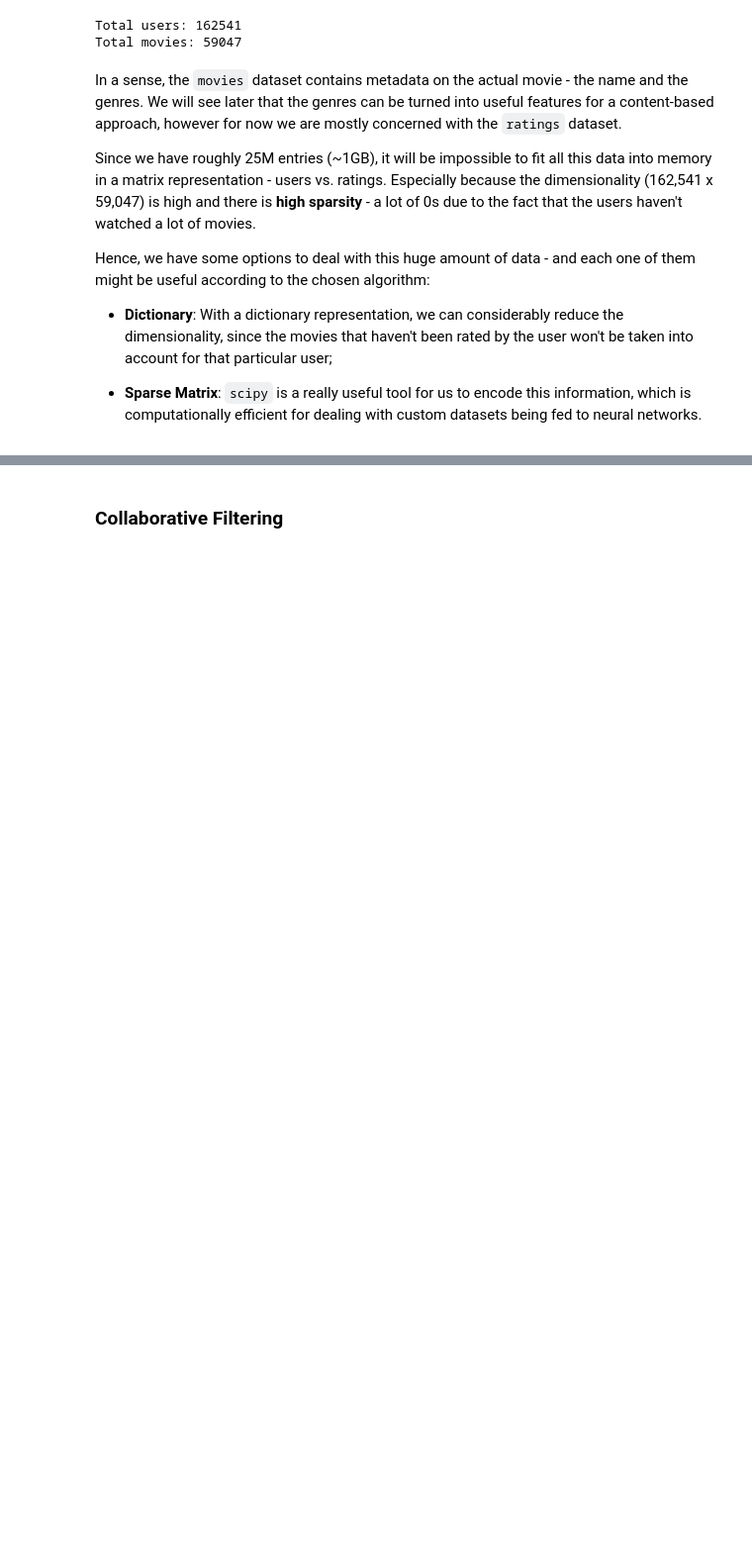
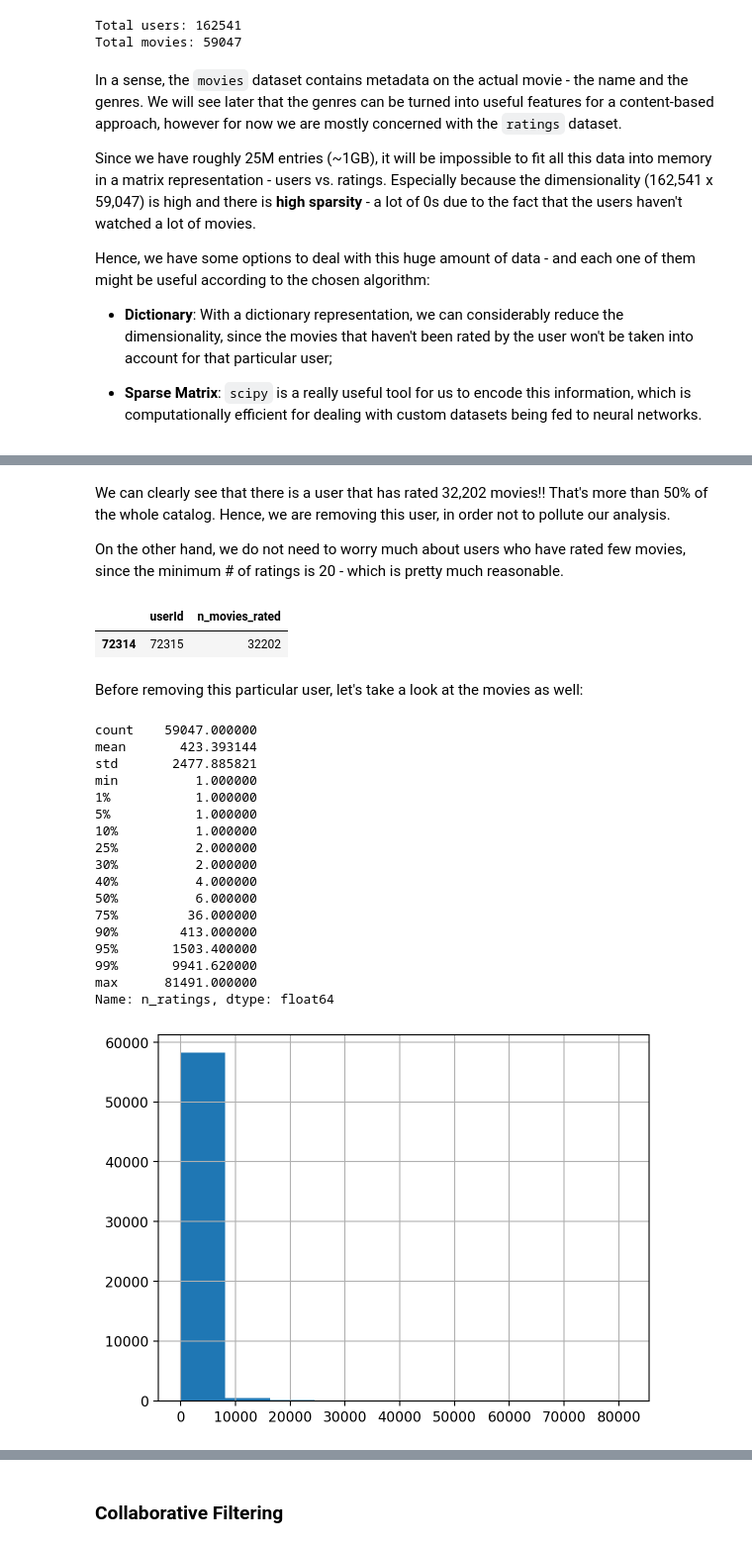
Before and after one commit to gfluz94/recommender-systems, a Jupyter notebook: notebooks/Developments.ipynb, the cells around one changed output, grey strips where cells are left out. Shown at 99% size. Saved outputs shown, nothing was run; the diff lists cells and outputs as text; code cells hidden in the pictures; blank space fills up the shorter version.

```diff
--- a/notebooks/Developments.ipynb
+++ b/notebooks/Developments.ipynb
@@ -125,0 +161,41 @@ Hence, we have some options to deal with this huge amount of data - and each one
+# %% [markdown]
+We can clearly see that there is a user that has rated 32,202 movies!! That's more than 50% of the whole catalog. Hence, we are removing this user, in order not to pollute our analysis.
+
+On the other hand, we do not need to worry much about users who have rated few movies, since the minimum # of ratings is 20 - which is pretty much reasonable.
+# %%
+movies_rated_by_user[movies_rated_by_user.n_movies_rated > 10_000]
+# %% [output]
+|  | userId | n_movies_rated |
+| 72314 | 72315 | 32202 |
+# %% [markdown]
+Before removing this particular user, let's take a look at the movies as well:
+# %%
+n_ratings_by_movie = df_ratings.groupby("movieId").agg({
+    "userId": pd.Series.nunique,
+}).rename(columns={
+    "userId": "n_ratings",
+}).reset_index()
+
+display(n_ratings_by_movie["n_ratings"].describe(percentiles=[
+    0.01, 0.05, 0.10, 0.25, 0.30, 0.40, 0.75, 0.90, 0.95, 0.99
+]))
+n_ratings_by_movie["n_ratings"].hist();
+# %% [output]
+count    59047.000000
+mean       423.393144
+std       2477.885821
+min          1.000000
+1%           1.000000
+5%           1.000000
+10%          1.000000
+25%          2.000000
+30%          2.000000
+40%          4.000000
+50%          6.000000
+75%         36.000000
+90%        413.000000
+95%       1503.400000
+99%       9941.620000
+max      81491.000000
+Name: n_ratings, dtype: float64
+[figure, added]
```
Also changed, not shown: parts of 10 cells of this notebook.
